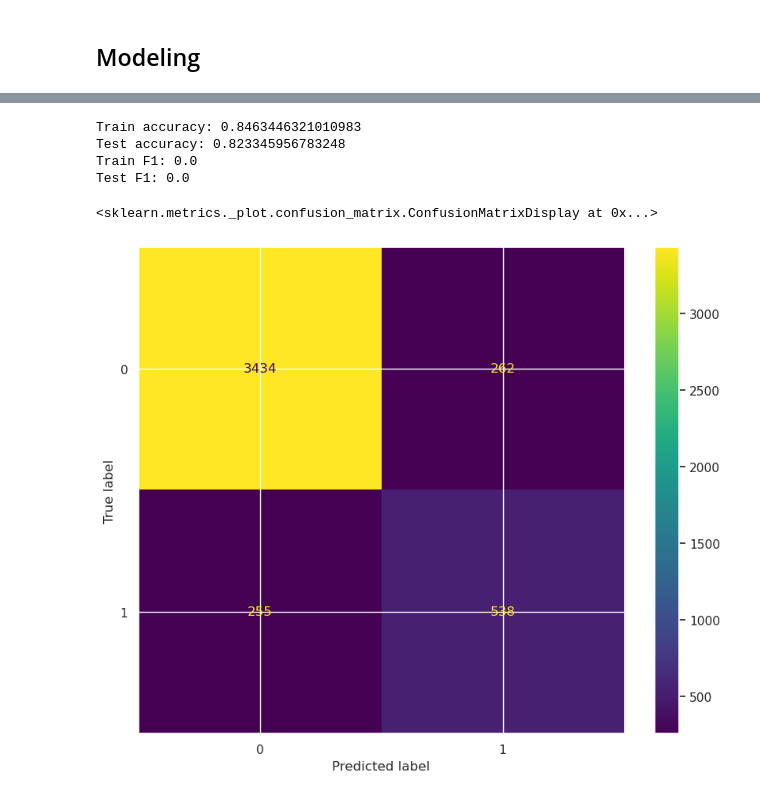
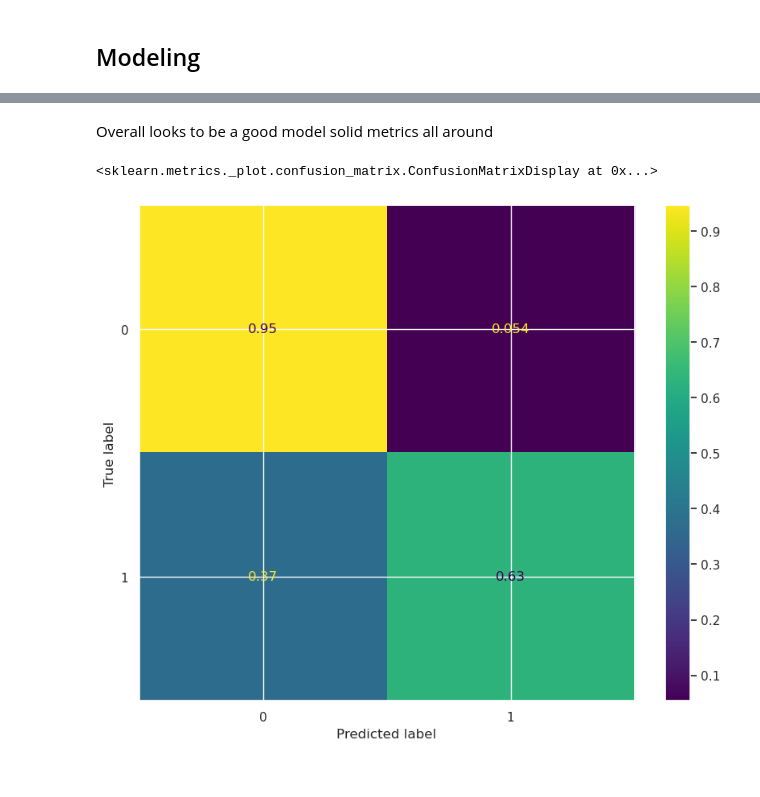
Before and after one commit to BoSsHoGaLeX66/F1Prediction, a Jupyter notebook: EDA.ipynb, the cells around one changed output, grey strips where cells are left out. Cells and saved outputs as stored; diff of their text form; code cells hidden in the pictures.

```diff
--- a/EDA.ipynb
+++ b/EDA.ipynb
@@ -214,3 +281,28 @@ plt.show()
 # %% [markdown]
 ## Modeling
+# %%
+# Splitting our data based on years to avoid data leakage
+features = ['driver_avg_finish_pos_season', 'top3_driver_season_percentage', 'driver_avg_finish_pos_season_lag', 'top3_driver_season_percentage_lag', 'Constructor_Top3_Percent', 'grid', 'Top_3_at_circuit', 'Constructor_Top3_Percent_lag']
+result_df.set_index(result_df['year'], inplace=True)
+train = result_df['1980-01-01':'2009-01-01']
+test = result_df['2010-01-01':]
+train.reset_index(inplace=True, drop=True)
+X_train = train[features]
+X_test = test[features]
+y_train = train['top_3']
+y_test = test['top_3']
+print(train.shape)
+print(test.shape)
+tss = TimeSeriesSplit(n_splits=5)  # Getting cross validation data split based off of date
+# %%
+# starting our modeling with a Decision Tree
+params = {
+    'criterion': ['entropy', 'log_loss', 'gini'],
+    'max_depth': list(range(3,15)),
+    'min_samples_split': list(range(30, 50)),
+    'min_impurity_decrease':[.0001, .001, .01, .1]
+}
+DecisionTreeGridSearch = GridSearchCV(DecisionTreeClassifier(random_state=42), param_grid=params, n_jobs=-1, scoring='f1', cv=tss.split(X_train, y_train), verbose=True)
+DecisionTreeGridSearch.fit(X_train, y_train)
+best_decision_tree = DecisionTreeGridSearch.best_estimator_
 # %%
@@ -260,23 +352,11 @@ Test F1: 0.6754551161330823
-# %%
-# Dummy Classifier
-dummy = DummyClassifier(random_state=42)
-dummy.fit(X_train, y_train)
-train_pred = dummy.predict(X_train)
-test_pred = dummy.predict(X_test)
-print(f'Train accuracy: {dummy.score(X_train, y_train)}')
-print(f'Test accuracy: {dummy.score(X_test, y_test)}')
-print(f'Train F1: {f1_score(y_train, train_pred)}')
-print(f'Test F1: {f1_score(y_test, test_pred)}')
-# %% [output]
-Train accuracy: 0.8463446321010983
-Test accuracy: 0.823345956783248
-Train F1: 0.0
-Test F1: 0.0
+# %% [markdown]
+Overall looks to be a good model solid metrics all around
 # %%
-cm = confusion_matrix(y_test, test_prediction)
+# getting a confusion matrix to better understand decision tree performance
+cm = confusion_matrix(y_test, test_prediction, normalize='true')
 fig, ax = plt.subplots(figsize=(10,8))
 display = ConfusionMatrixDisplay(cm, display_labels=best_decision_tree.classes_)
 display.plot(ax=ax)
 # %% [output]
 <sklearn.metrics._plot.confusion_matrix.ConfusionMatrixDisplay at 0x...>
-[figure, old version]
+[figure, new version]
```
Also changed, not shown: parts of 56 cells of this notebook, 17 other files.
